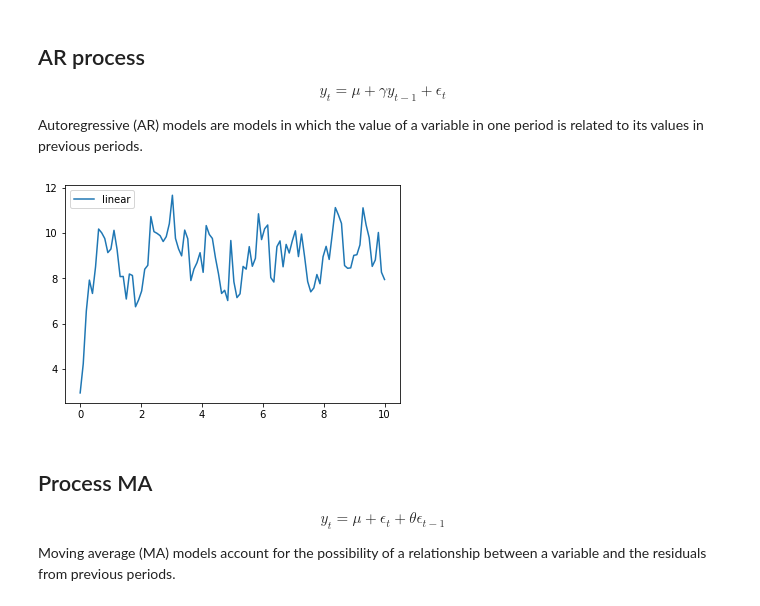
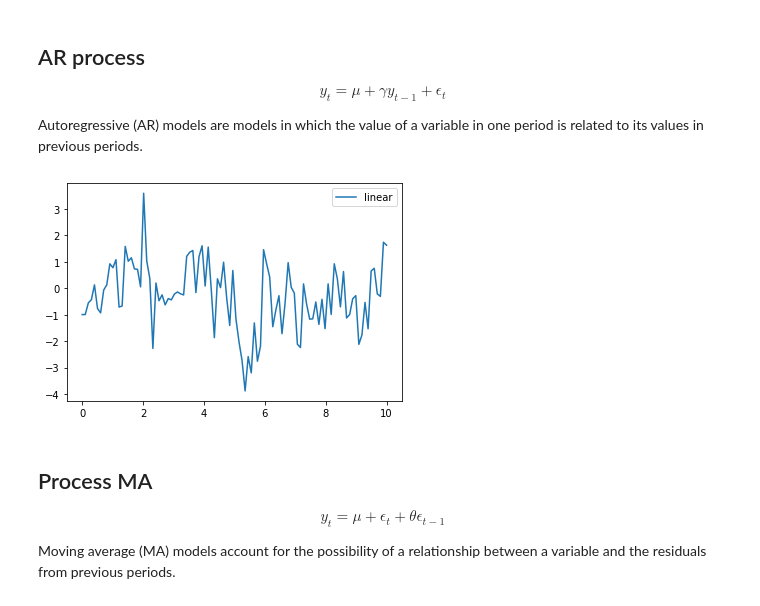
Before and after one commit to thomaspernet/PythonFinanceClass, a Jupyter notebook: QuantitativeFinance/Exam1.ipynb, the cells around one changed output. Saved outputs shown, nothing was run; the diff lists cells and outputs as text; code cells hidden in the pictures.

```diff
--- a/QuantitativeFinance/Exam1.ipynb
+++ b/QuantitativeFinance/Exam1.ipynb
@@ -288,9 +288,9 @@ def AR(p, mu, lenght, fit = False):
         plt.legend()
         plt.show()
 # %%
-AR(p = 0.8, mu = 2, lenght = 100, fit = False)
+AR(p = 0.3982, mu = 0, lenght = 100, fit = False)
 # %% [output]
-[figure, old version]
+[figure, new version]
 # %% [markdown]
 ## Process MA
 
```
Also changed, not shown: parts of 20 cells of this notebook.
